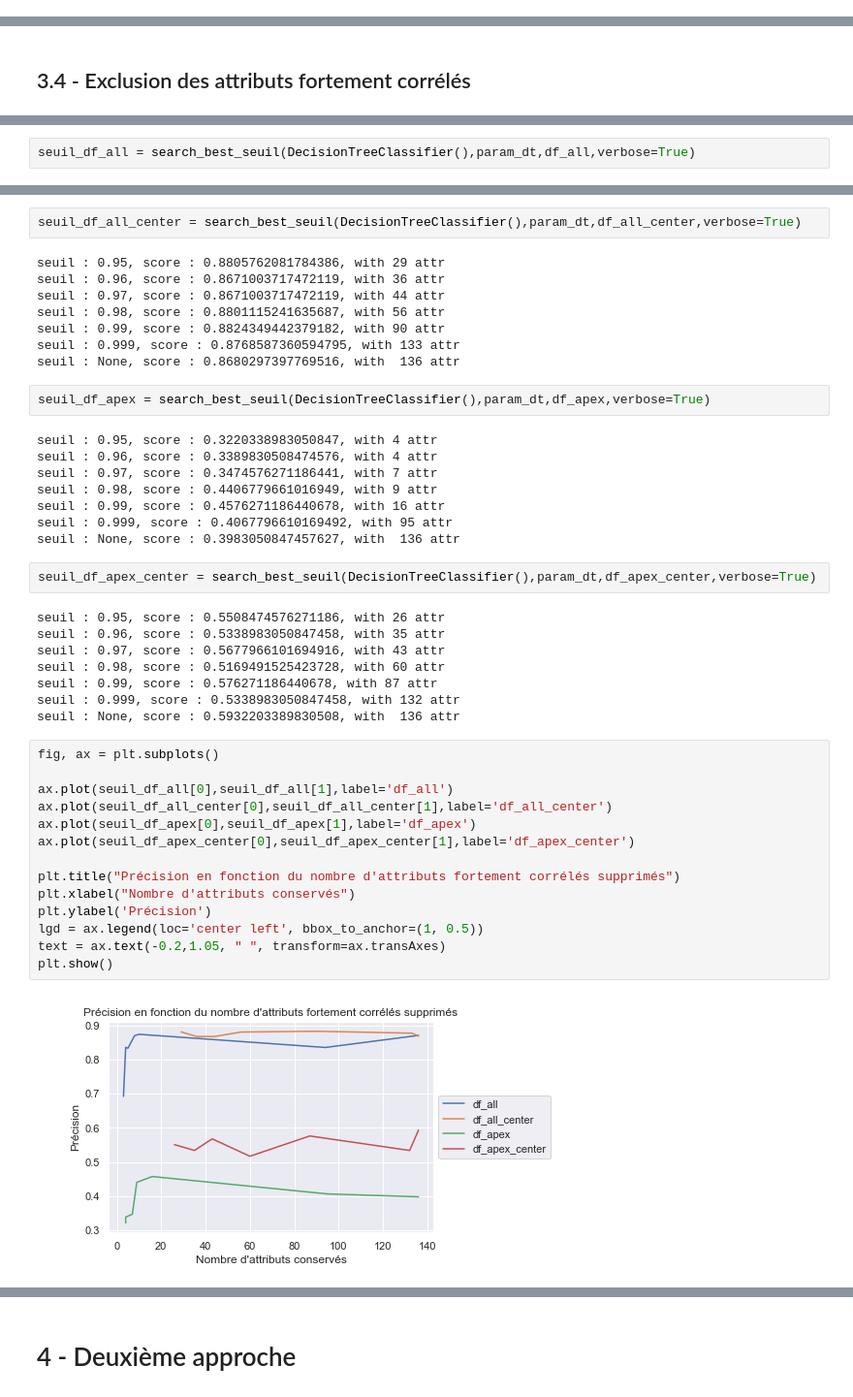
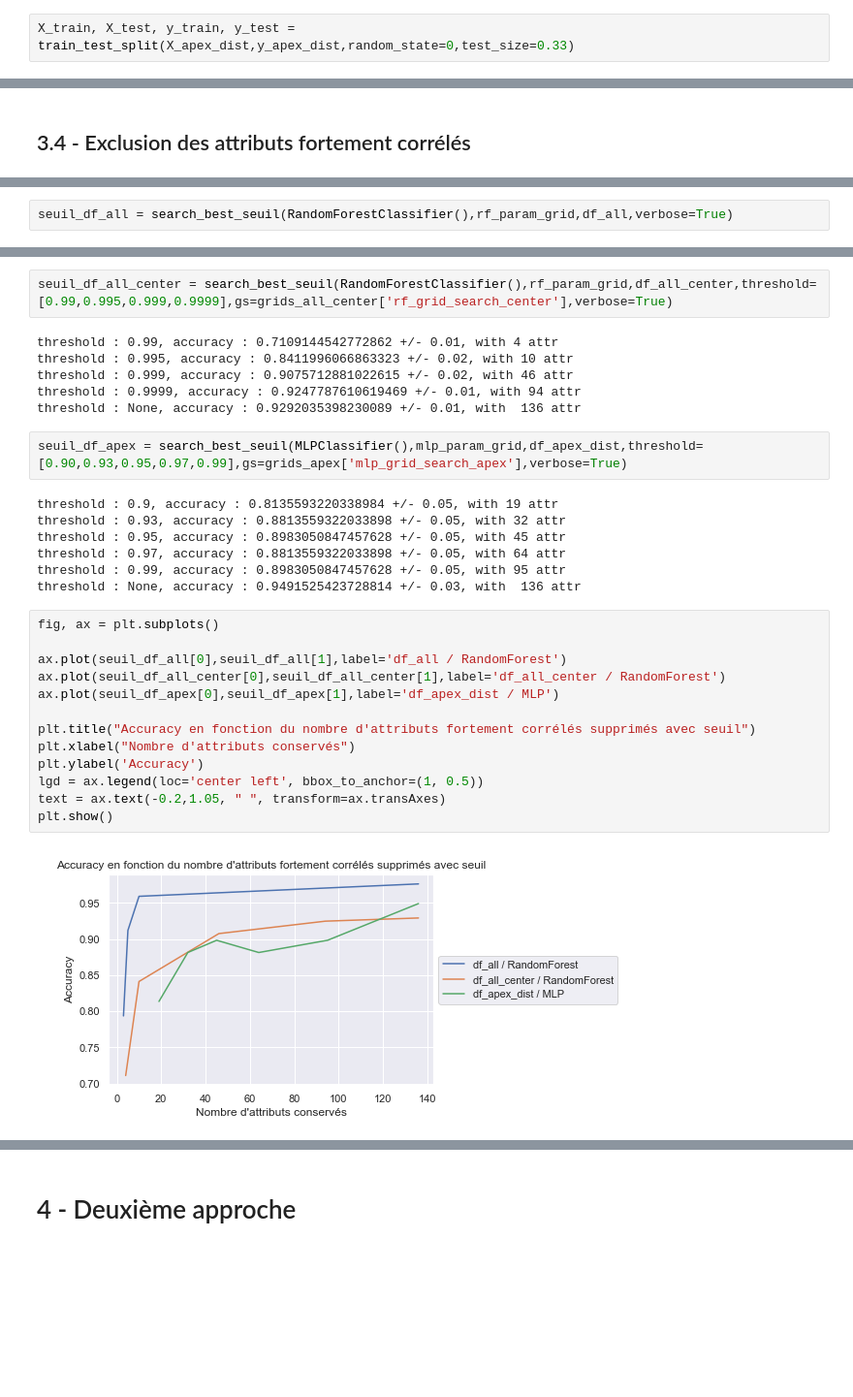
Before and after one commit to patherstevenson/M1-PROJECT-DS, a Jupyter notebook: project.ipynb, the cells around one changed output, grey strips where cells are left out. Shown at 97% size. Saved outputs shown, nothing was run; the diff lists cells and outputs as text; blank space fills up the shorter version.

```diff
--- a/project.ipynb
+++ b/project.ipynb
@@ -752,0 +749,2 @@ len(X_all), len(X_apex)
+# %%
+X_train, X_test, y_train, y_test = train_test_split(X_apex_dist,y_apex_dist,random_state=0,test_size=0.33)
@@ -791,4 +846,4 @@ def search_best_seuil(model,param,df,seuil=[0.95,0.96,0.97,0.98,0.99,0.999],verb
     return attr, res
 # %%
-seuil_df_all = search_best_seuil(DecisionTreeClassifier(),param_dt,df_all,verbose=True)
+seuil_df_all = search_best_seuil(RandomForestClassifier(),rf_param_grid,df_all,verbose=True)
 # %% [output]
@@ -802,47 +854,33 @@ seuil : None, score : 0.8703531598513011, with  136 attr
 # %%
-seuil_df_all_center = search_best_seuil(DecisionTreeClassifier(),param_dt,df_all_center,verbose=True)
+seuil_df_all_center = search_best_seuil(RandomForestClassifier(),rf_param_grid,df_all_center,threshold=[0.99,0.995,0.999,0.9999],gs=grids_all_center['rf_grid_search_center'],verbose=True)
 # %% [output]
-seuil : 0.95, score : 0.8805762081784386, with 29 attr
-seuil : 0.96, score : 0.8671003717472119, with 36 attr
-seuil : 0.97, score : 0.8671003717472119, with 44 attr
-seuil : 0.98, score : 0.8801115241635687, with 56 attr
-seuil : 0.99, score : 0.8824349442379182, with 90 attr
-seuil : 0.999, score : 0.8768587360594795, with 133 attr
-seuil : None, score : 0.8680297397769516, with  136 attr
+threshold : 0.99, accuracy : 0.7109144542772862 +/- 0.01, with 4 attr
+threshold : 0.995, accuracy : 0.8411996066863323 +/- 0.02, with 10 attr
+threshold : 0.999, accuracy : 0.9075712881022615 +/- 0.02, with 46 attr
+threshold : 0.9999, accuracy : 0.9247787610619469 +/- 0.01, with 94 attr
+threshold : None, accuracy : 0.9292035398230089 +/- 0.01, with  136 attr
 # %%
-seuil_df_apex = search_best_seuil(DecisionTreeClassifier(),param_dt,df_apex,verbose=True)
+seuil_df_apex = search_best_seuil(MLPClassifier(),mlp_param_grid,df_apex_dist,threshold=[0.90,0.93,0.95,0.97,0.99],gs=grids_apex['mlp_grid_search_apex'],verbose=True)
 # %% [output]
-seuil : 0.95, score : 0.3220338983050847, with 4 attr
-seuil : 0.96, score : 0.3389830508474576, with 4 attr
-seuil : 0.97, score : 0.3474576271186441, with 7 attr
-seuil : 0.98, score : 0.4406779661016949, with 9 attr
-seuil : 0.99, score : 0.4576271186440678, with 16 attr
-seuil : 0.999, score : 0.4067796610169492, with 95 attr
-seuil : None, score : 0.3983050847457627, with  136 attr
+threshold : 0.9, accuracy : 0.8135593220338984 +/- 0.05, with 19 attr
+threshold : 0.93, accuracy : 0.8813559322033898 +/- 0.05, with 32 attr
+threshold : 0.95, accuracy : 0.8983050847457628 +/- 0.05, with 45 attr
+threshold : 0.97, accuracy : 0.8813559322033898 +/- 0.05, with 64 attr
+threshold : 0.99, accuracy : 0.8983050847457628 +/- 0.05, with 95 attr
+threshold : None, accuracy : 0.9491525423728814 +/- 0.03, with  136 attr
-# %%
-seuil_df_apex_center = search_best_seuil(DecisionTreeClassifier(),param_dt,df_apex_center,verbose=True)
-# %% [output]
-seuil : 0.95, score : 0.5508474576271186, with 26 attr
-seuil : 0.96, score : 0.5338983050847458, with 35 attr
-seuil : 0.97, score : 0.5677966101694916, with 43 attr
-seuil : 0.98, score : 0.5169491525423728, with 60 attr
-seuil : 0.99, score : 0.576271186440678, with 87 attr
-seuil : 0.999, score : 0.5338983050847458, with 132 attr
-seuil : None, score : 0.5932203389830508, with  136 attr
 # %%
 fig, ax = plt.subplots()
 
-ax.plot(seuil_df_all[0],seuil_df_all[1],label='df_all')
-ax.plot(seuil_df_all_center[0],seuil_df_all_center[1],label='df_all_center')
-ax.plot(seuil_df_apex[0],seuil_df_apex[1],label='df_apex')
-ax.plot(seuil_df_apex_center[0],seuil_df_apex_center[1],label='df_apex_center')
+ax.plot(seuil_df_all[0],seuil_df_all[1],label='df_all / RandomForest')
+ax.plot(seuil_df_all_center[0],seuil_df_all_center[1],label='df_all_center / RandomForest')
+ax.plot(seuil_df_apex[0],seuil_df_apex[1],label='df_apex_dist / MLP')
 
-plt.title("Précision en fonction du nombre d'attributs fortement corrélés supprimés")
+plt.title("Accuracy en fonction du nombre d'attributs fortement corrélés supprimés avec seuil")
 plt.xlabel("Nombre d'attributs conservés")
-plt.ylabel('Précision')
+plt.ylabel('Accuracy')
 lgd = ax.legend(loc='center left', bbox_to_anchor=(1, 0.5))
 text = ax.text(-0.2,1.05, " ", transform=ax.transAxes)
 plt.show()
 # %% [output]
-[figure, old version]
+[figure, new version]
 # %% [markdown]
```
Also changed, not shown: parts of 43 cells of this notebook, 3 other files.
